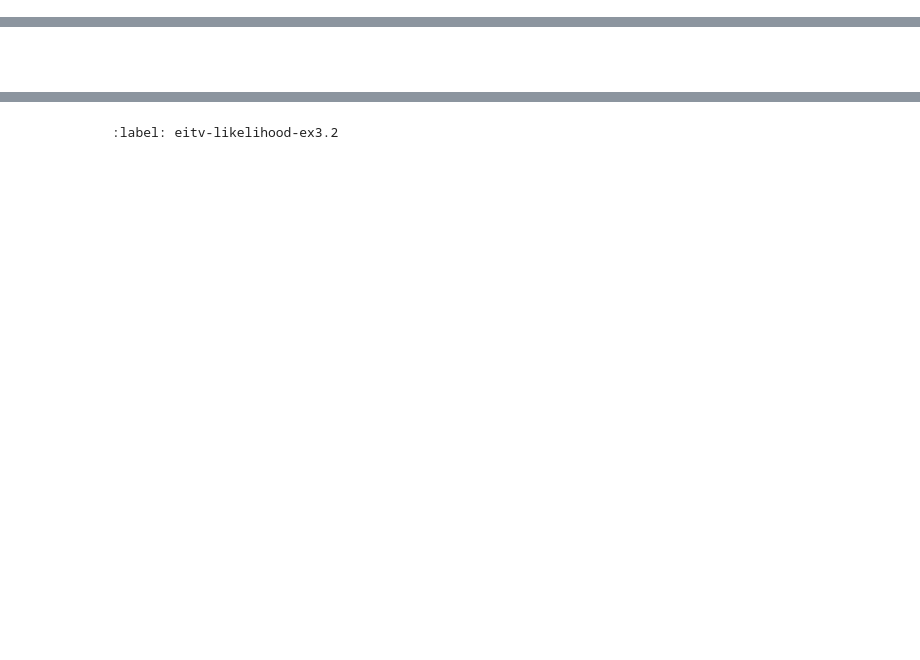
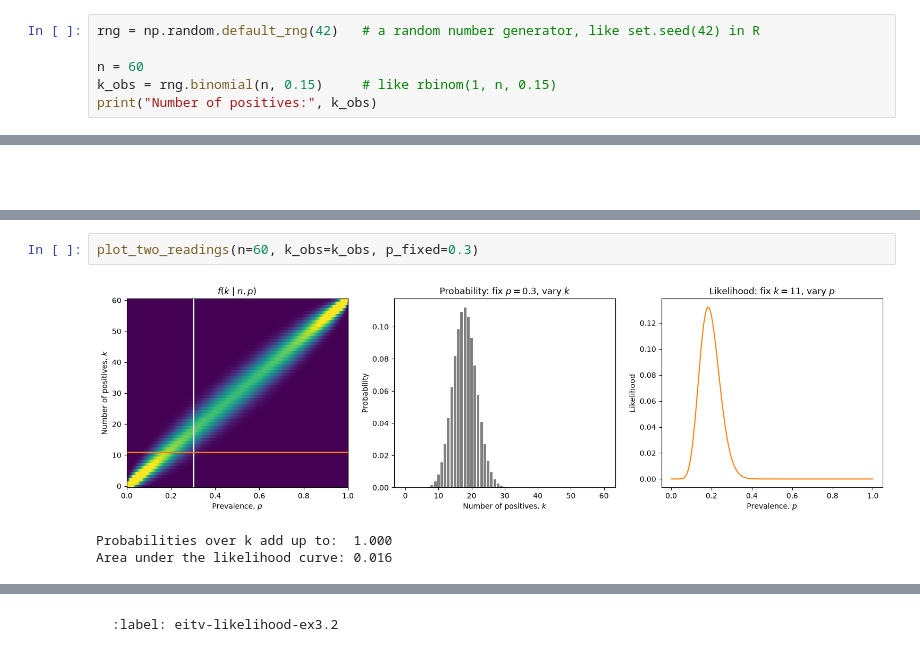
Before and after one commit to gem-epidemics/practical-epidemics, a Jupyter notebook: site/source/eitv/likelihood_theory.ipynb, the cells around one changed output, grey strips where cells are left out. Saved outputs shown, nothing was run; the diff lists cells and outputs as text; blank space fills up the shorter version.

```diff
--- a/site/source/eitv/likelihood_theory.ipynb
+++ b/site/source/eitv/likelihood_theory.ipynb
@@ -120,0 +279,6 @@ $$
+# %%
+rng = np.random.default_rng(42)   # a random number generator, like set.seed(42) in R
+
+n = 60
+k_obs = rng.binomial(n, 0.15)     # like rbinom(1, n, 0.15)
+print("Number of positives:", k_obs)
@@ -305,0 +301,6 @@ These are approximate confidence intervals, and rely on the assumption that the
+# %%
+plot_two_readings(n=60, k_obs=k_obs, p_fixed=0.3)
+# %% [output]
+[figure, added]
+Probabilities over k add up to:  1.000
+Area under the likelihood curve: 0.016
```
Also changed, not shown: parts of 132 cells of this notebook, 4 other files.
